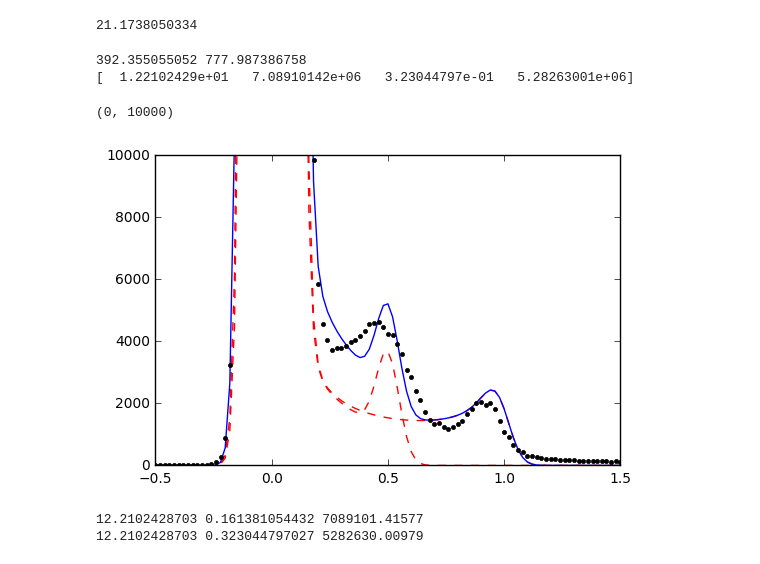
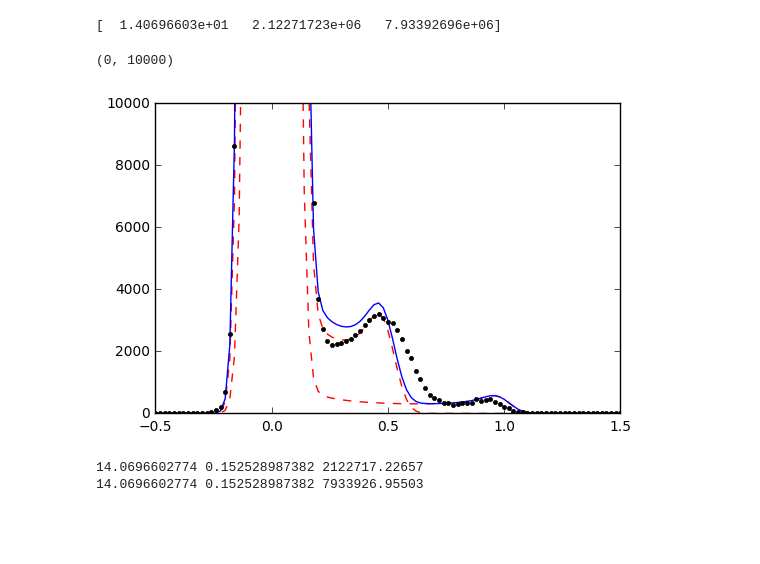
Before and after one commit to mhantke/siph, a Jupyter notebook: photon_splitting.ipynb, the cells around one changed output. Cells and saved outputs as stored; diff of their text form; code cells hidden in the pictures; blank space fills up the shorter version.

```diff
--- a/photon_splitting.ipynb
+++ b/photon_splitting.ipynb
@@ -85,51 +97,50 @@ ylim(None, 10000)
-# %%
-print L_fit
-# %% [output]
-21.1738050334
 # %%
 hist_I_1 = lambda L, nphotons: hist_I(sigma_fit, L, nphotons, noise_sigma=noise_sigma_fit,
-                                             nbins=nbins, photon_energy=1.0)[1]
+                                      nbins=nbins, photon_energy=1.0)[1]
 
-wl_N_Kalpha = 3.16E-9
-EeV_N_Kalpha = condor.source.Photon(wavelength=wl_N_Kalpha).get_energy_eV()
-EeV_photon = np.median(photon_energies_SLAC)
-print EeV_N_Kalpha, EeV_photon
-hist_I_N = lambda sigma, L, nphotons: hist_I(sigma, L, nphotons, noise_sigma=noise_sigma_fit,
-                                             nbins=nbins, photon_energy=EeV_N_Kalpha/EeV_photon)[1]
 
-H_sum = lambda L, nphotons1, sigmaN, nphotonsN: hist_I_1(abs(L), abs(nphotons1)) \
-                                                           + hist_I_N(abs(sigmaN), abs(L), abs(nphotonsN))
-func = lambda x: (H_N2 - H_sum(x[0], x[1], x[2], x[3]))/(H_N2 + H_sum(x[0], x[1], x[2], x[3]))
-x = scipy.optimize.leastsq(func, [L_fit, 1000., sigma_fit, 1000.])[0]
+
+hist_I_N = lambda L, nphotons: hist_I(sigma_fit, L, nphotons, noise_sigma=noise_sigma_fit,
+                                      nbins=nbins, photon_energy=photon_energyN)[1]
+#hist_I_C = lambda L, nphotons: hist_I(sigma_fit, L, nphotons, noise_sigma=noise_sigma_fit,
+#                                             nbins=nbins, photon_energy=photon_energyC)[1]
+#hist_I_O = lambda L, nphotons: hist_I(sigma_fit, L, nphotons, noise_sigma=noise_sigma_fit,
+#                                             nbins=nbins, photon_energy=photon_energyO)[1]
+#H_sum = lambda L, nphotons1, nphotonsN, nphotonsC, nphotonsO: hist_I_1(abs(L), abs(nphotons1)) +\
+#                                                              hist_I_N(abs(L), abs(nphotonsN)) +\
+#                                                              hist_I_C(abs(L), abs(nphotonsC)) +\
+#                                                              hist_I_O(abs(L), abs(nphotonsO))
+H_sum = lambda L, nphotons1, nphotonsN: hist_I_1(abs(L), abs(nphotons1)) +\
+                                        hist_I_N(abs(L), abs(nphotonsN))
+func = lambda x: (H_N2 - H_sum(x[0], x[1], x[2]))/(H_N2 + H_sum(x[0], x[1], x[2]))
+x = scipy.optimize.leastsq(func, [L_fit, 10000., 10000.])[0]
 x = abs(array(x))
-[L_fit2, nphotons1_fit, sigmaN_fit, nphotonsN_fit] = x
+[L_fit2, nphotons1_fit, nphotonsN_fit] = x
 print x
 # %% [output]
-392.355055052 777.987386758
-[  1.22102429e+01   7.08910142e+06   3.23044797e-01   5.28263001e+06]
+[  1.40696603e+01   2.12271723e+06   7.93392696e+06]
 # %%
 I = linspace(-0.5, 1.5, nbins)
-L_guessed = L_fit2
-H_1 = hist_I_1(L_guessed, nphotons1_fit)
-H_N = hist_I_N(sigmaN_fit, L_guessed, nphotonsN_fit)
+H_1 = hist_I_1(L_fit2, nphotons1_fit)
+H_N = hist_I_N(L_fit2, nphotonsN_fit)
+#H_C = hist_I_C(L_fit2, nphotonsC_fit)
+#H_O = hist_I_O(L_fit2, nphotonsO_fit)
 
-#c1 = 1.8
-#cN = 3.2
 I = linspace(-0.5, 1.5, nbins)
 plot(I, H_1, "--", c='red')
 plot(I, H_N, "--", c='red')
+#plot(I, H_C, "--", c='red')
+#plot(I, H_O, "--", c='red')
+#plot(I, H_1+H_N+H_C+H_O)
 plot(I, H_1+H_N)
 plot(I, H_N2, ".", c="black")
-#plot(I[nbins/2:], func([c1_fit, cN_fit]))
-#plot(I[nbins/2:], func([1.8, 3.2]))
-#plot(I, H_sum(1.8, 3.2))
 ylim(0, 10000)
 # %% [output]
 (0, 10000)
-[figure, old version]
+[figure, new version]
 # %%
 print L_fit2, sigma_fit, nphotons1_fit
-print L_fit2, sigmaN_fit, nphotonsN_fit
+print L_fit2, sigma_fit, nphotonsN_fit
 # %% [output]
-12.2102428703 0.161381054432 7089101.41577
-12.2102428703 0.323044797027 5282630.00979
+14.0696602774 0.152528987382 2122717.22657
+14.0696602774 0.152528987382 7933926.95503
```
Also changed, not shown: parts of 9 cells of this notebook, 1 other file.
